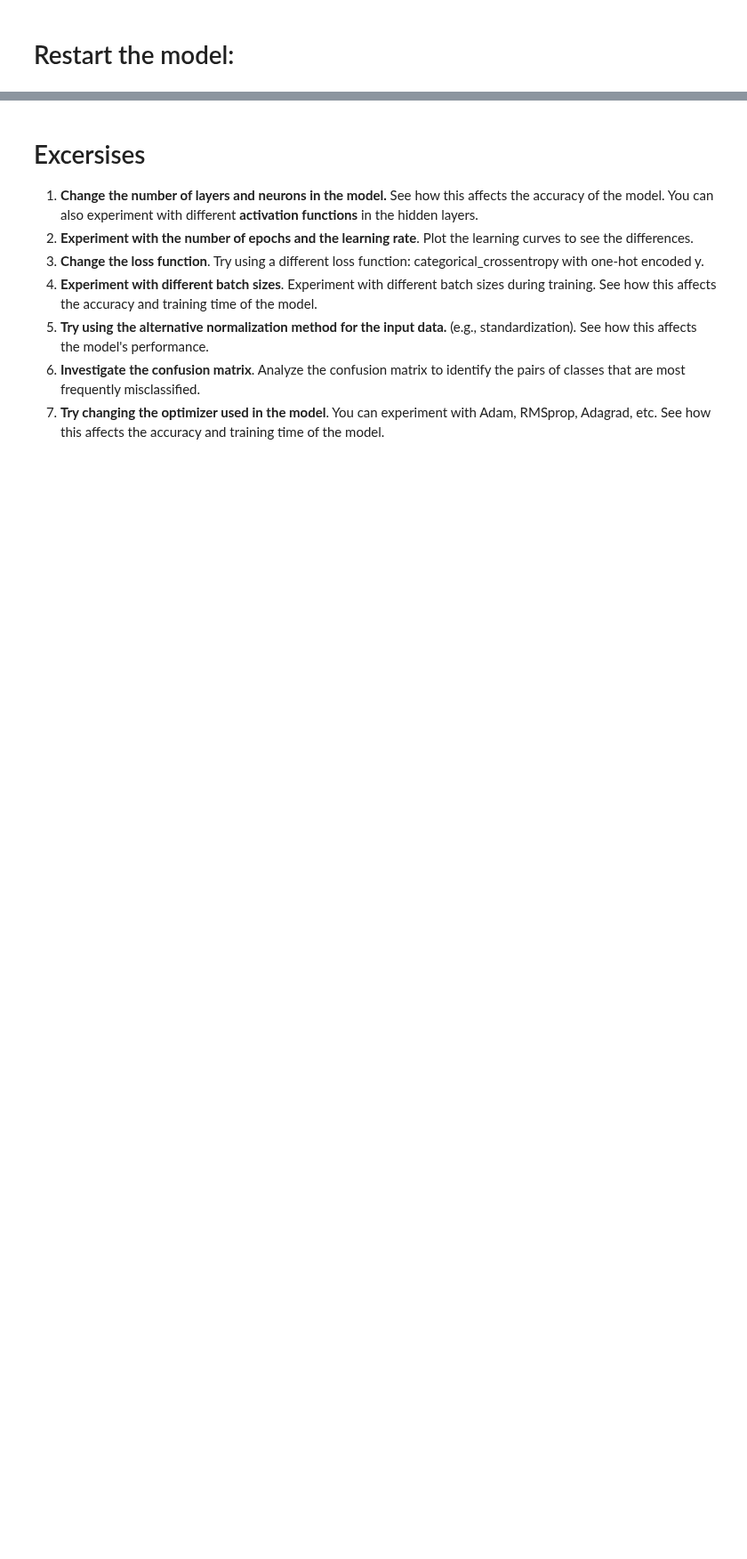
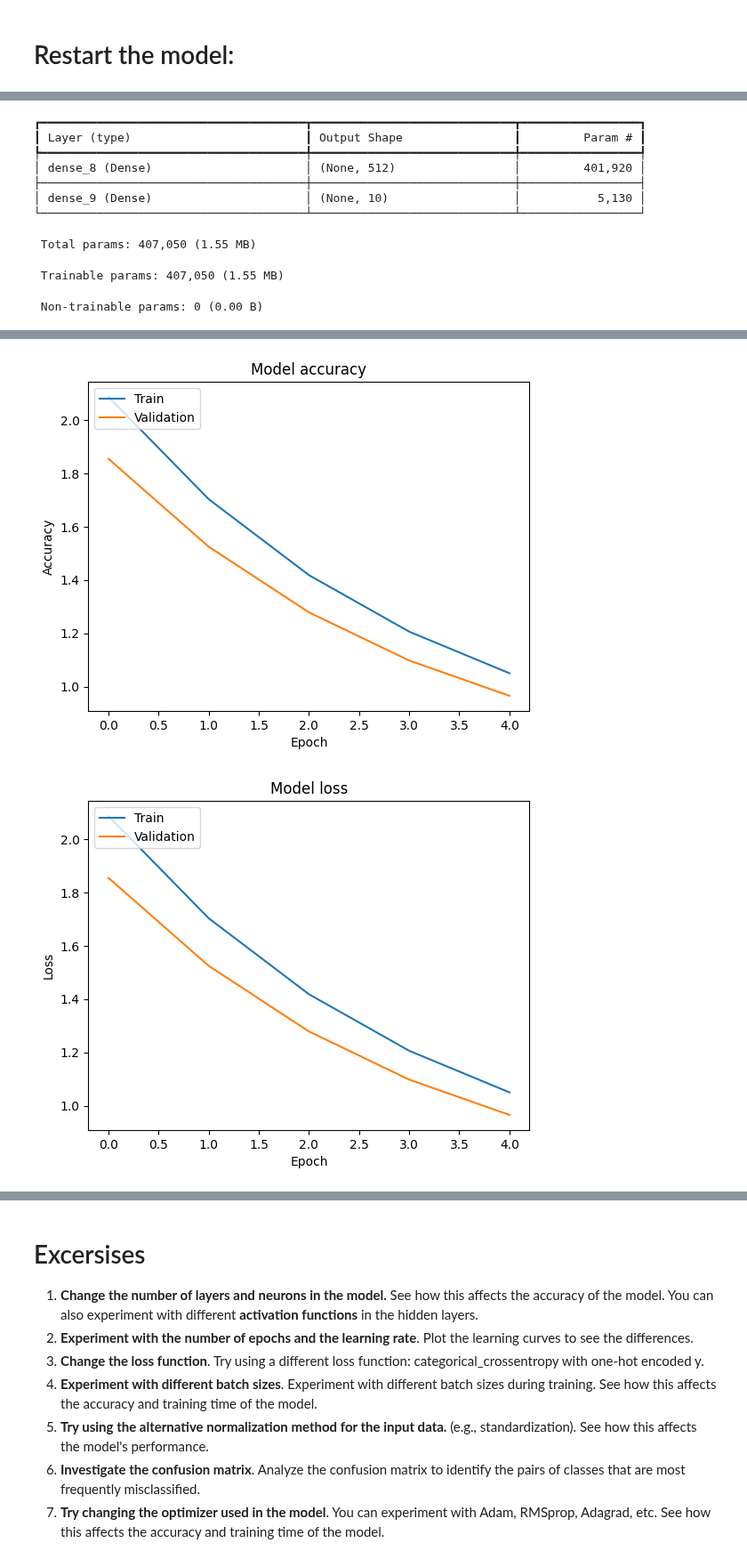
Before and after one commit to safeliquids/notebooks-for-NES2-2024, a Jupyter notebook: lecture_02/simple_example_v1.ipynb, the cells around one changed output, grey strips where cells are left out. Shown at 89% size. Saved outputs shown, nothing was run; the diff lists cells and outputs as text; code cells hidden in the pictures; blank space fills up the shorter version.

```diff
--- a/lecture_02/simple_example_v1.ipynb
+++ b/lecture_02/simple_example_v1.ipynb
@@ -155,7 +152,7 @@ print(np.mean(x_train), np.std(x_train), np.mean(x_test), np.std(x_test))
 import keras
 
 model = keras.Sequential([
-    keras.layers.InputLayer(input_shape=(28 * 28,)),
+    keras.layers.InputLayer(shape=(28 * 28,)),
     keras.layers.Dense(512, activation='relu'),
     keras.layers.Dense(10, activation='softmax')
 ])
@@ -187,7 +184,7 @@ model.compile(optimizer='sgd',
 
 model.compile(optimizer= keras.optimizers.SGD(learning_rate = 0.001), # 'sgd'
               loss= keras.losses.SparseCategoricalCrossentropy(), #'sparse_categorical_crossentropy',
-              metrics= [keras.metrics.SparseCategoricalCrossentropy("accracy")] )#['accuracy'])
+              metrics= [keras.metrics.SparseCategoricalCrossentropy("accuracy")] )#['accuracy'])
 # %% [markdown]
 ## Train the model
 # %%
@@ -309,9 +344,9 @@ model = keras.Sequential([
 model.summary()
 
 # set model parameters:
-model.compile(optimizer='sgd',
-              loss='sparse_categorical_crossentropy',
-              metrics=['accuracy'])
+model.compile(optimizer= keras.optimizers.SGD(learning_rate = 0.001), # 'sgd'
+              loss= keras.losses.SparseCategoricalCrossentropy(), #'sparse_categorical_crossentropy',
+              metrics= [keras.metrics.SparseCategoricalCrossentropy("accuracy")] )#['accuracy'])
 
 # optimizer ... training algorithm
 # loss ... error/loss function
@@ -396,3 +431,4 @@ import datetime
 model_name = "my_first_mnist_model_" + datetime.datetime.now().strftime("%Y%m%d-%H%M%S") + ".keras"
 # Save the model with the generated name
 model.save(model_name)
+# %% [output]
@@ -398,0 +436,10 @@ model.save(model_name)
+┏━━━━━━━━━━━━━━━━━━━━━━━━━━━━━━━━━━━━━━┳━━━━━━━━━━━━━━━━━━━━━━━━━━━━━┳━━━━━━━━━━━━━━━━━┓
+┃ Layer (type)                         ┃ Output Shape                ┃         Param # ┃
+┡━━━━━━━━━━━━━━━━━━━━━━━━━━━━━━━━━━━━━━╇━━━━━━━━━━━━━━━━━━━━━━━━━━━━━╇━━━━━━━━━━━━━━━━━┩
+│ dense_8 (Dense)                      │ (None, 512)                 │         401,920 │
+├──────────────────────────────────────┼─────────────────────────────┼─────────────────┤
+│ dense_9 (Dense)                      │ (None, 10)                  │           5,130 │
+└──────────────────────────────────────┴─────────────────────────────┴─────────────────┘
+ Total params: 407,050 (1.55 MB)
+ Trainable params: 407,050 (1.55 MB)
+ Non-trainable params: 0 (0.00 B)
@@ -398,0 +456,2 @@ model.save(model_name)
+[figure, added]
+[figure, added]
```
Also changed, not shown: parts of 13 cells of this notebook.
